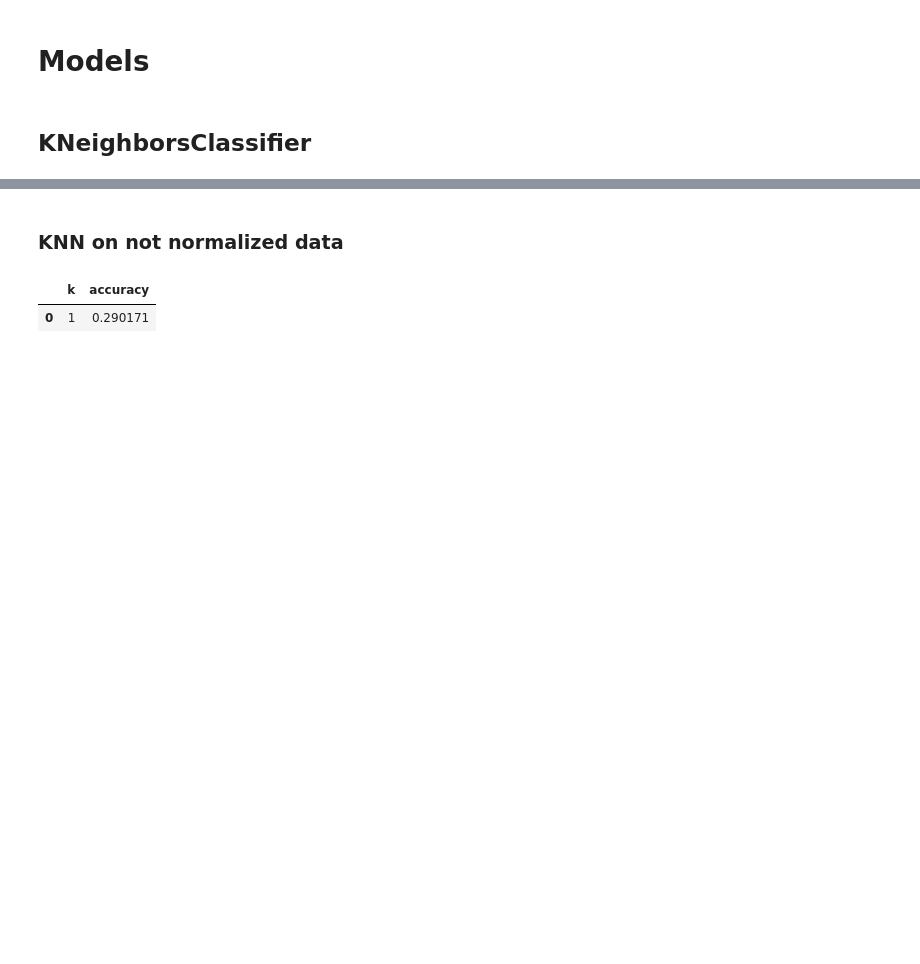
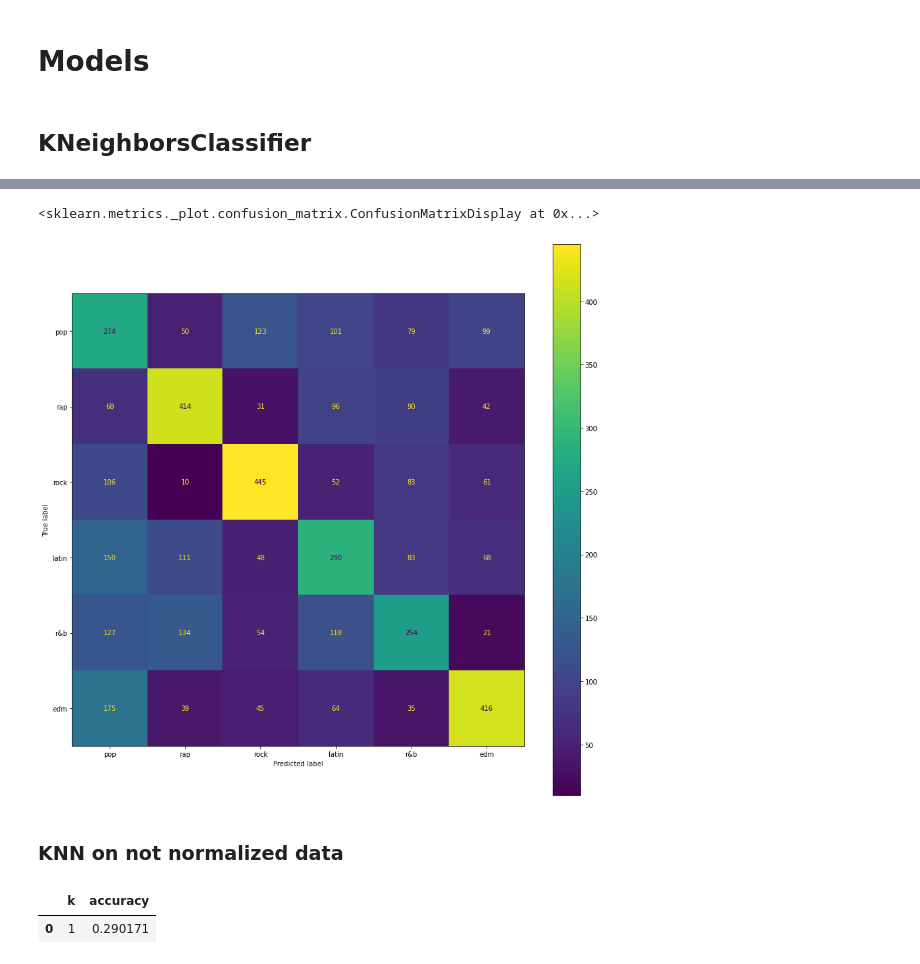
Before and after one commit to jkciesluk/ml_project, a Jupyter notebook: spotify.ipynb, the cells around one changed output, grey strips where cells are left out. Saved outputs shown, nothing was run; the diff lists cells and outputs as text; code cells hidden in the pictures; blank space fills up the shorter version.

Commit message:
add confusion matrix

```diff
--- a/spotify.ipynb
+++ b/spotify.ipynb
@@ -258,0 +305,8 @@ print(accuracy)
+# %%
+# confusion matrix (to evaluate the accuracy of a classification)
+conf_matrix = confusion_matrix(songs_target_test2,y_pred)
+disp = ConfusionMatrixDisplay(conf_matrix,display_labels=map_genres)
+disp.plot()
+# %% [output]
+<sklearn.metrics._plot.confusion_matrix.ConfusionMatrixDisplay at 0x...>
+[figure, added]
```
Also changed, not shown: parts of 26 cells of this notebook.
